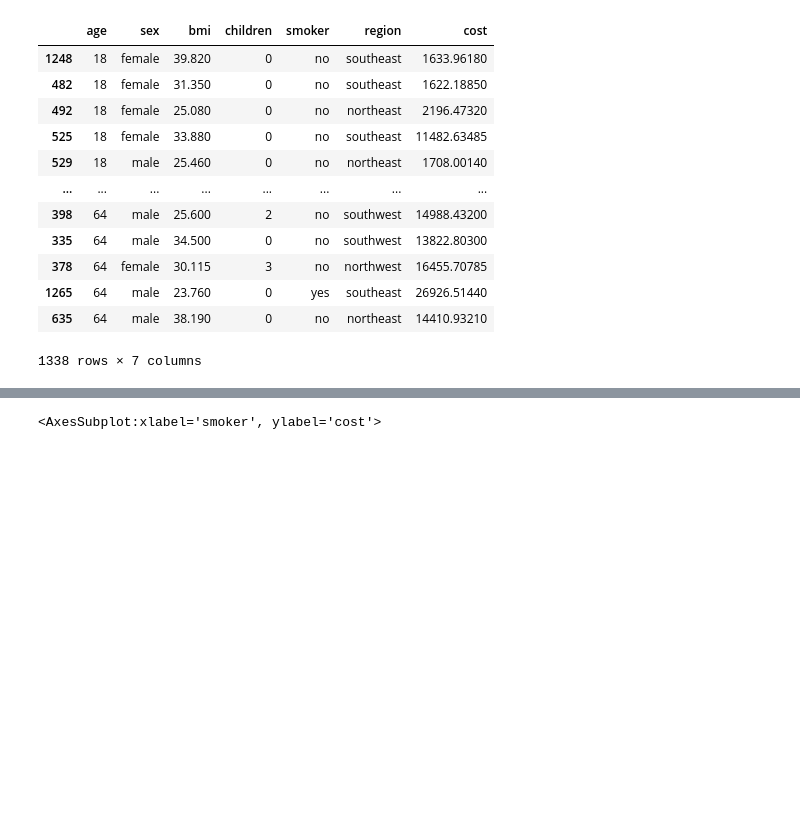
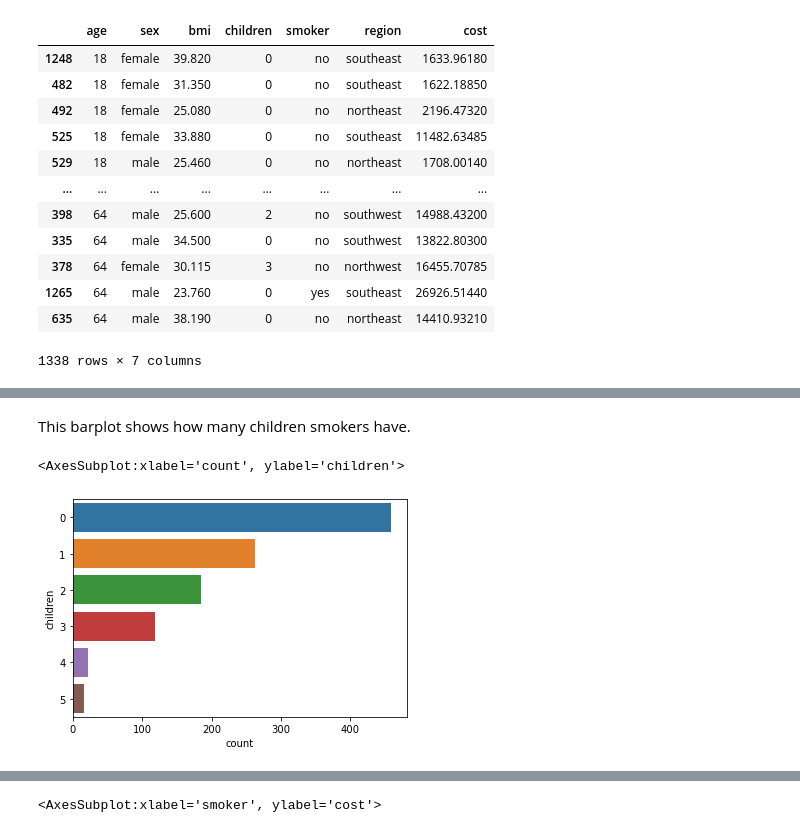
Before and after one commit to data301-2020-winter2/course-project-solo_1044, a Jupyter notebook: analysis/Untitled.ipynb, the cells around one changed output, grey strips where cells are left out. Cells and saved outputs as stored; diff of their text form; code cells hidden in the pictures; blank space fills up the shorter version.

```diff
--- a/analysis/Untitled.ipynb
+++ b/analysis/Untitled.ipynb
@@ -102,0 +156,3 @@ Now, I would like to see if there is a relationship between the cost and smoking
+# %%
+non_smokers=medical_cost.drop(medical_cost[medical_cost['smoker']=='yes'].index)
+non_smokers
@@ -102,0 +192,7 @@ Now, I would like to see if there is a relationship between the cost and smoking
+# %% [markdown]
+This barplot shows how many children smokers have.
+# %%
+sns.countplot(data=non_smokers,y='children',order=non_smokers.children.value_counts().index)
+# %% [output]
+<AxesSubplot:xlabel='count', ylabel='children'>
+[figure, added]
```
Also changed, not shown: parts of 89 cells of this notebook, 5 other files.
